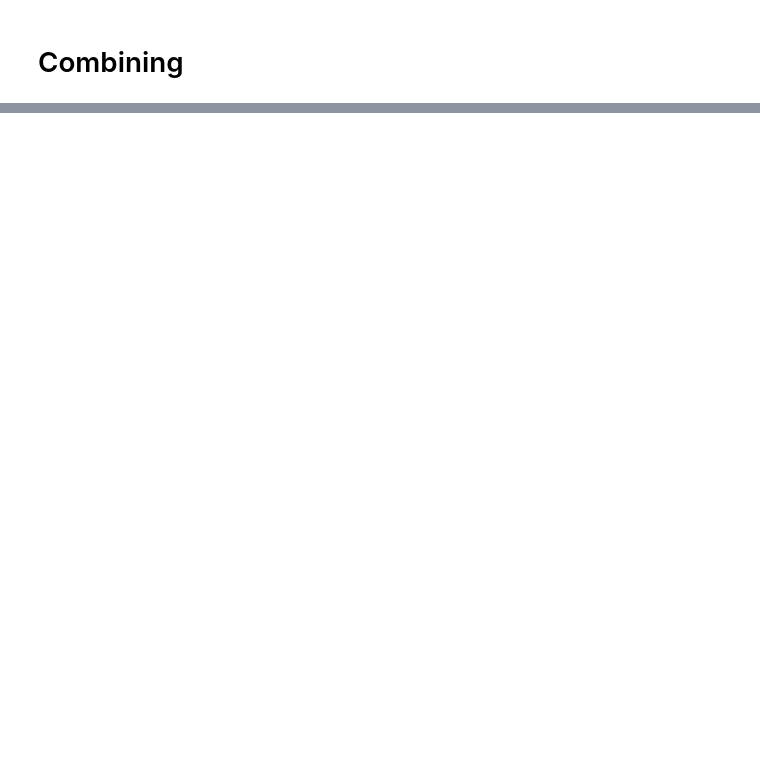
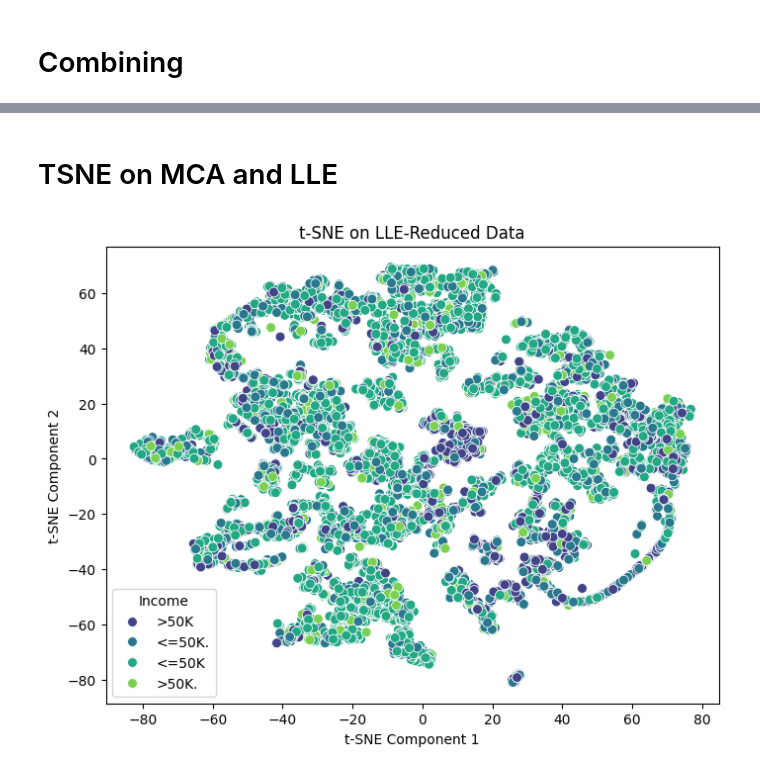
Before and after one commit to yoav-amar/unsupervised_learning_project, a Jupyter notebook: TSNE.ipynb, the cells around one changed output, grey strips where cells are left out. Drawn from its saved outputs; the diff is of its cells as text; code cells hidden in the pictures; blank space fills up the shorter version.

```diff
--- a/TSNE.ipynb
+++ b/TSNE.ipynb
@@ -39,0 +42,3 @@ X_num_pca = pca.fit_transform(X_num_scaled)
+# %%
+lle = LocallyLinearEmbedding(n_neighbors=10, n_components=5, method='standard')
+X_num_lle = lle.fit_transform(X_num_scaled)
@@ -76,0 +87,14 @@ plot_tsne(X_tsne, 't-SNE on Reduced Data')
+# %% [markdown]
+# TSNE on MCA and LLE
+# %%
+from sklearn.manifold import TSNE
+import matplotlib.pyplot as plt
+import seaborn as sns
+
+tsne_lle = TSNE(n_components=2, random_state=53, perplexity=50)
+X_tsne_lle = tsne_lle.fit_transform(X_num_lle)
+
+# Visualizations
+plot_tsne(X_tsne_lle, 't-SNE on LLE-Reduced Data')
+# %% [output]
+[figure, added]
```
Also changed, not shown: parts of 18 cells of this notebook, 2 other files.
